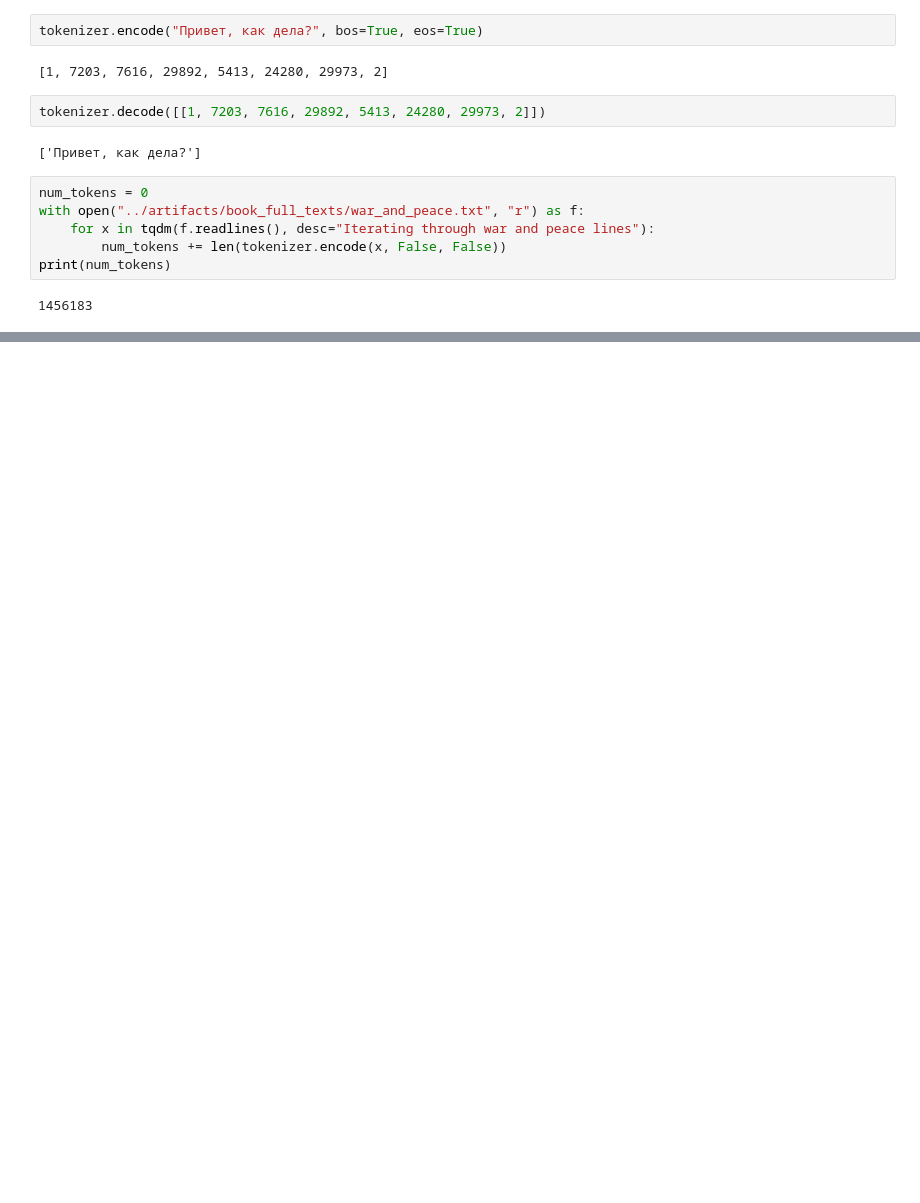
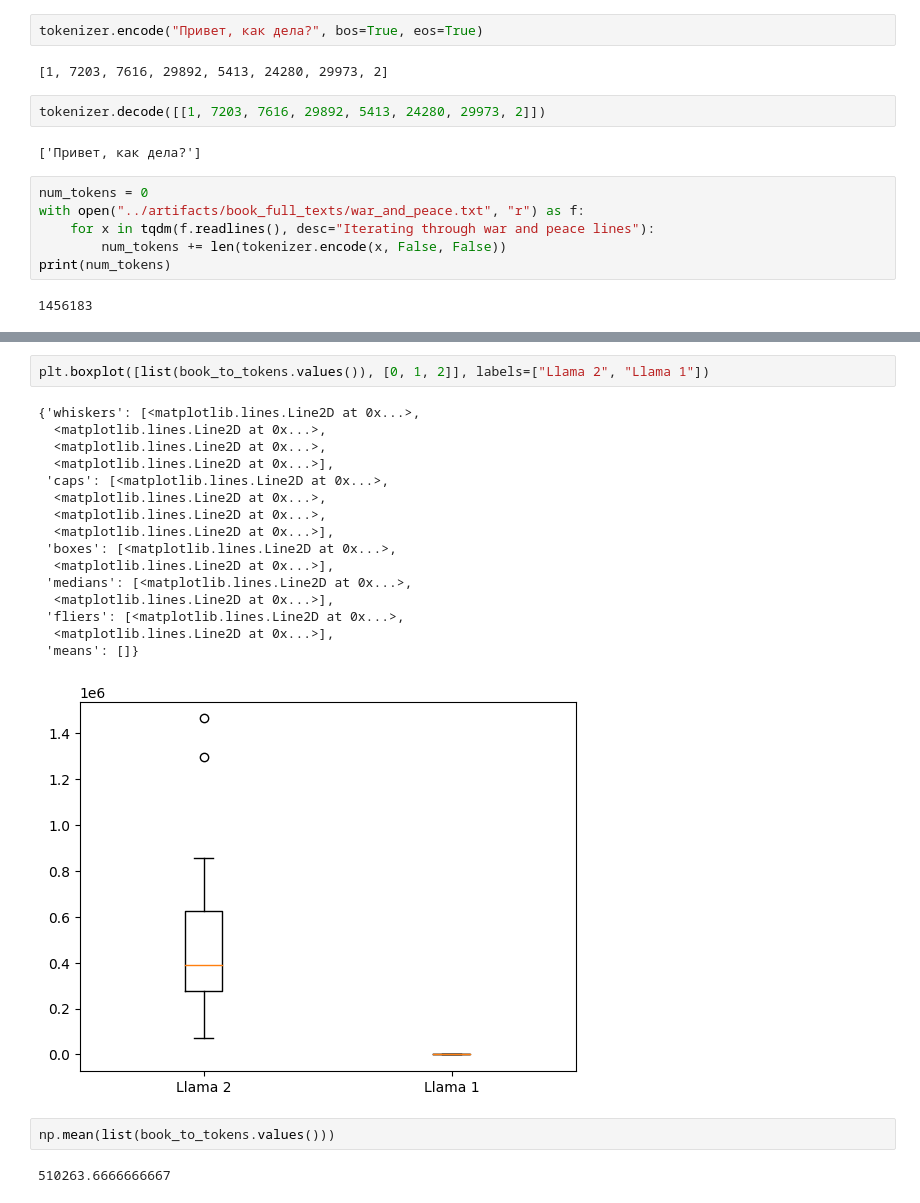
Before and after one commit to DenisovNikita/long_context_LLMs, a Jupyter notebook: notebooks/calculate_tokens_with_different_tokenizers.ipynb, the cells around one changed output, grey strips where cells are left out. Cells and saved outputs as stored; diff of their text form; blank space fills up the shorter version.

```diff
--- a/notebooks/calculate_tokens_with_different_tokenizers.ipynb
+++ b/notebooks/calculate_tokens_with_different_tokenizers.ipynb
@@ -35,0 +55,23 @@ print(num_tokens)
+# %%
+plt.boxplot([list(book_to_tokens.values()), [0, 1, 2]], labels=["Llama 2", "Llama 1"])
+# %% [output]
+{'whiskers': [<matplotlib.lines.Line2D at 0x...>,
+  <matplotlib.lines.Line2D at 0x...>,
+  <matplotlib.lines.Line2D at 0x...>,
+  <matplotlib.lines.Line2D at 0x...>],
+ 'caps': [<matplotlib.lines.Line2D at 0x...>,
+  <matplotlib.lines.Line2D at 0x...>,
+  <matplotlib.lines.Line2D at 0x...>,
+  <matplotlib.lines.Line2D at 0x...>],
+ 'boxes': [<matplotlib.lines.Line2D at 0x...>,
+  <matplotlib.lines.Line2D at 0x...>],
+ 'medians': [<matplotlib.lines.Line2D at 0x...>,
+  <matplotlib.lines.Line2D at 0x...>],
+ 'fliers': [<matplotlib.lines.Line2D at 0x...>,
+  <matplotlib.lines.Line2D at 0x...>],
+ 'means': []}
+[figure, added]
+# %%
+np.mean(list(book_to_tokens.values()))
+# %% [output]
+510263.6666666667
```
Also changed, not shown: parts of 3 cells of this notebook, 17 other files.
